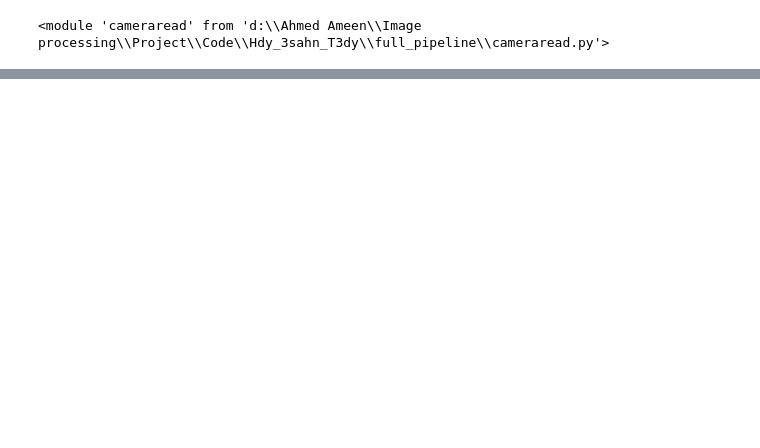
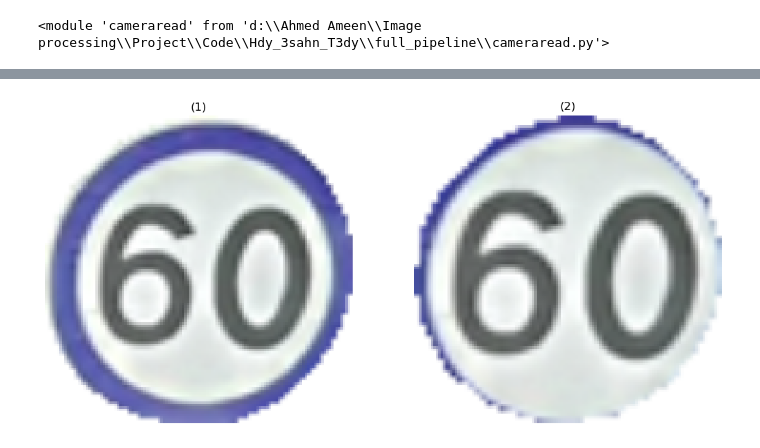
Before and after one commit to ahmedsaad562000/Hdy_3sahn_T3dy, a Jupyter notebook: full_pipeline/main.ipynb, the cells around one changed output, grey strips where cells are left out. Drawn from its saved outputs; the diff is of its cells as text; code cells hidden in the pictures; blank space fills up the shorter version.

```diff
--- a/full_pipeline/main.ipynb
+++ b/full_pipeline/main.ipynb
@@ -44,7 +56,7 @@ numbers_classifier.save_trained_model()
 # %%
 numbers_classifier.load_trained_model()
 # %%
-video_path = '../dataset/videos/IMG_50661.mp4'
+video_path = '../dataset/videos/IMG_5107.MOV'
 video_frames_folder = '../dataset/video_frames'
 vr.clear_folder(video_frames_folder)
 video_frames = vr.extract_frames(video_path, video_frames_folder, fps=15)
@@ -61,10 +89,10 @@ feature_vector , transformed_hog = hog(gray_image , visualize = True  , pixels_p
 pp.show_images([gray_image, transformed_hog])
 # %%
 # image = io.imread("../dataset/screenshots/3.jpg")
-image = video_frames[-3]
+image = video_frames[-7]
 # %%
 # Load the image
-image = io.imread("../dataset/tc/00173.jpg")
+# image = io.imread("../dataset/tc/00173.jpg")
 # %%
 
 resized_img = cv2.resize(image, (1280, 720))
@@ -86,17 +114,19 @@ edge_image = pp.LoGEdgeDetection(equalized_image)
 # %%
 
 # Extract ROIs
 rois = roi.extract_roi(edge_image , resized_img)
 
 # print(rois[0].shape)
 #show rois
 
 # new_images = []
 # for i in range(len(rois)):
 #     #  rois[i] = pp.gray_image(rois[i])
 #      new_images.append(pp.HistogramEqualization(rois[i]))
 
-# pp.show_images(rois)
+pp.show_images(rois)
+# %% [output]
+[figure, added]
 # %%
 if (len(rois)  == 0):
     print("no rois")
```
Also changed, not shown: parts of 5 cells of this notebook, 1 other file.
